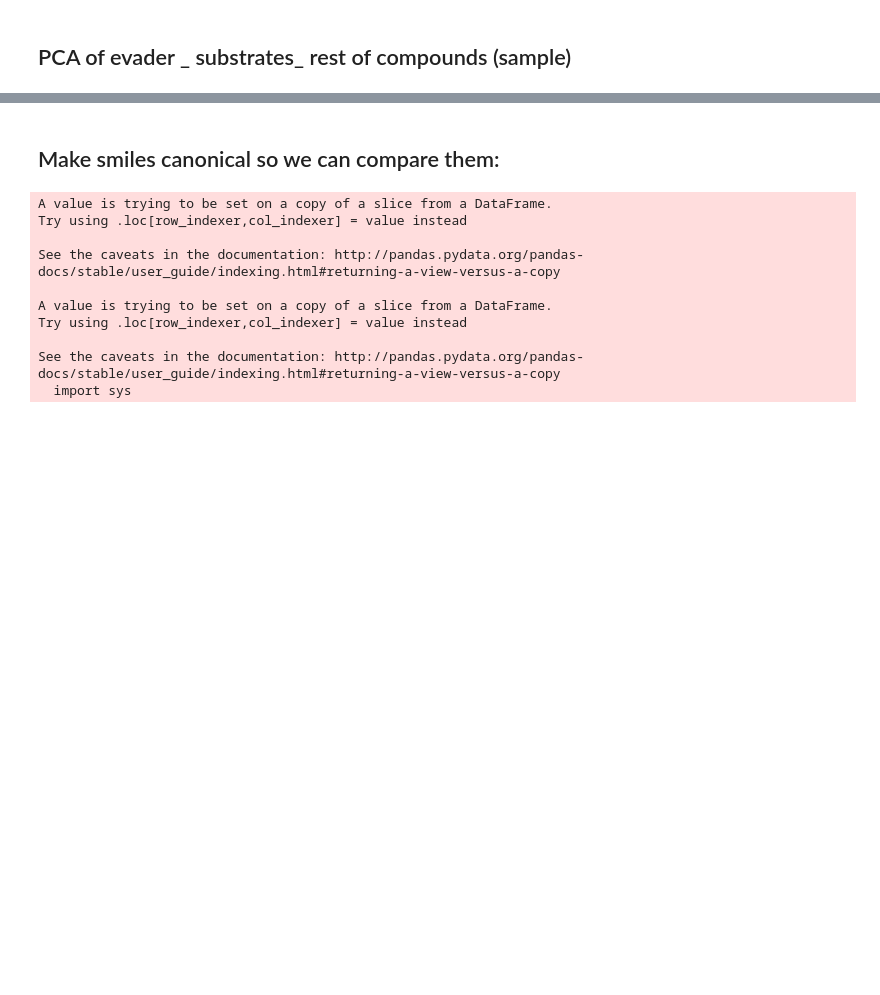
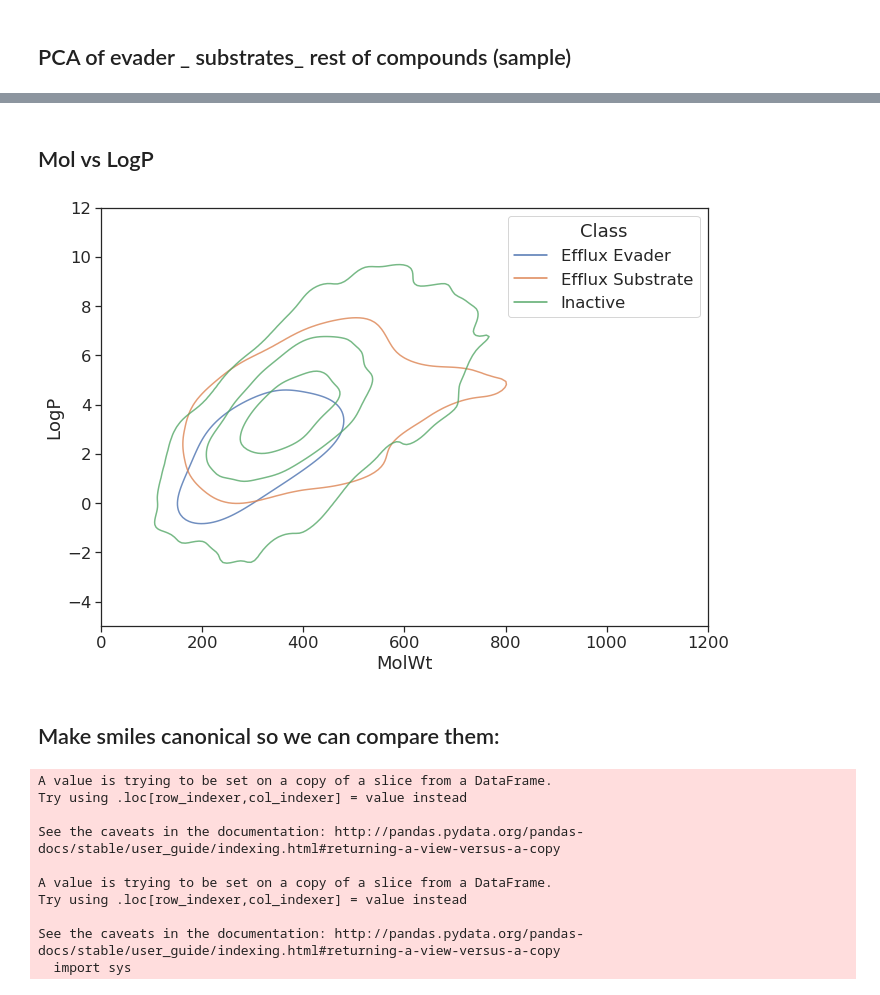
Before and after one commit to domgurvic/co_add_efflux, a Jupyter notebook: co_add/co_add_chaser.ipynb, the cells around one changed output, grey strips where cells are left out. Cells and saved outputs as stored; diff of their text form; code cells hidden in the pictures; blank space fills up the shorter version.

```diff
--- a/co_add/co_add_chaser.ipynb
+++ b/co_add/co_add_chaser.ipynb
@@ -1103,3 +1115,18 @@ same but in contours, for ease of read
+# %% [markdown]
+## Mol vs LogP
+# %%
+
+fig, ax = plt.subplots(figsize=(10,7))
+
+sns.kdeplot(data = rest_vs_evade_sub_features, x='MolWt', y='LogP', hue='Class', hue_order=[ 'Efflux Evader', 'Efflux Substrate', 'Inactive'], alpha=0.8, levels=4 )
+plt.tight_layout()
+
+plt.xlim([0, 1200])
+plt.ylim([-5, 12])
+
+plt.savefig('figures/mol_logp_kde.png', dpi=600)
+# %% [output]
+[figure, added]
 # %% [markdown]
 ## Make smiles canonical so we can compare them:
 # %%
```
Also changed, not shown: parts of 12 cells of this notebook.
